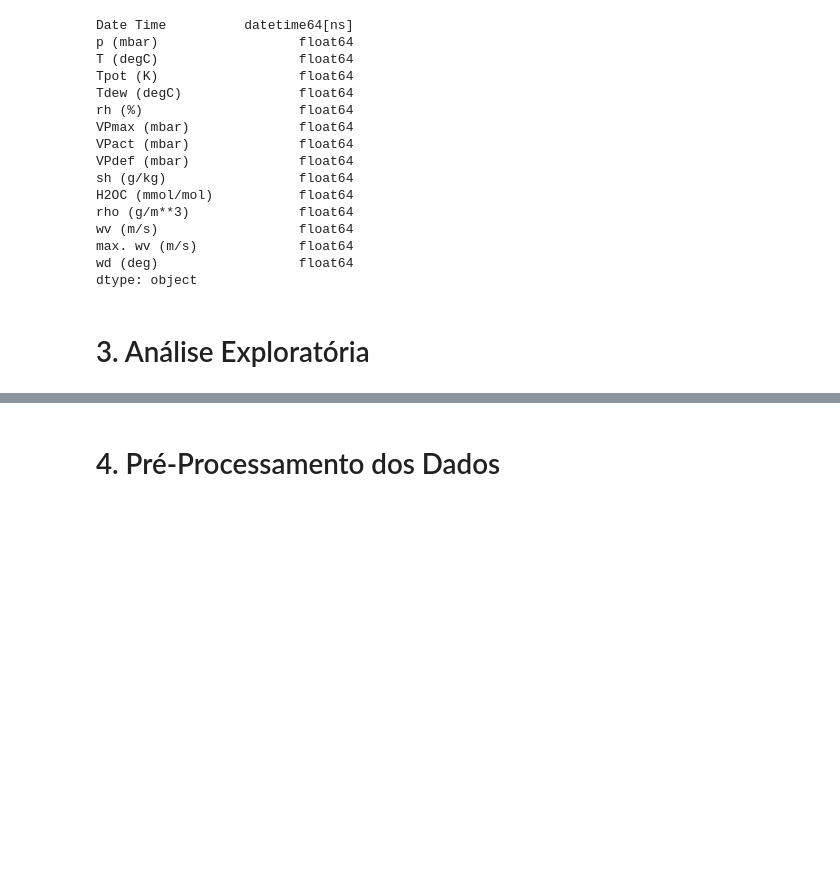
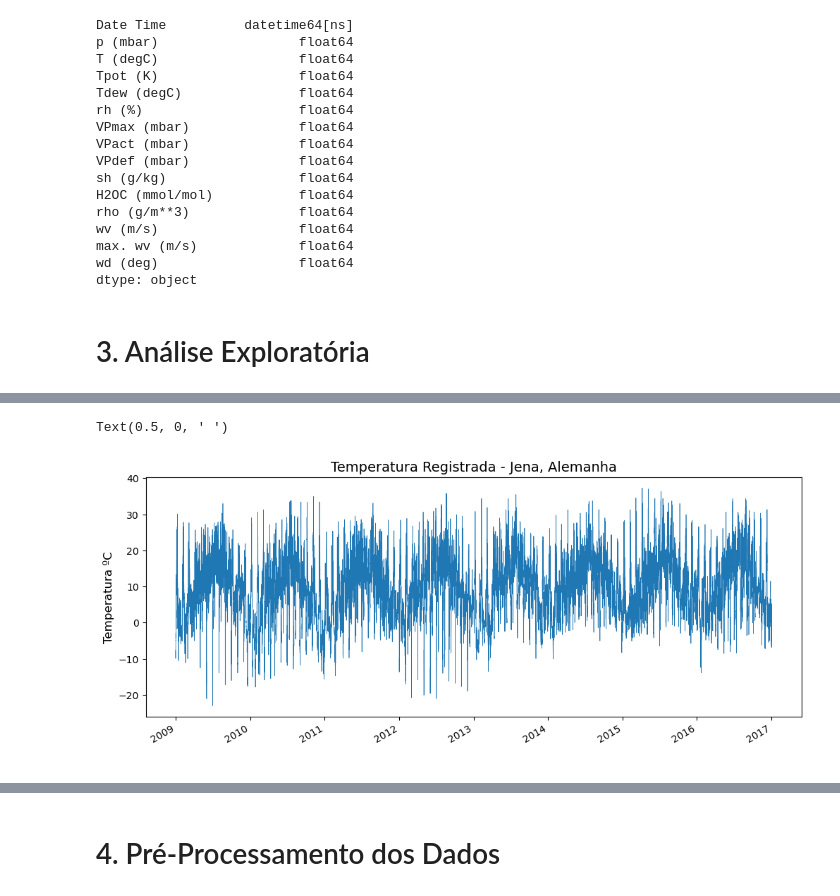
Before and after one commit to marcosmorais94/climate_forecast, a Jupyter notebook: climate_forecast_ml.ipynb, the cells around one changed output, grey strips where cells are left out. Cells and saved outputs as stored; diff of their text form; code cells hidden in the pictures; blank space fills up the shorter version.

```diff
--- a/climate_forecast_ml.ipynb
+++ b/climate_forecast_ml.ipynb
@@ -105,0 +94,4 @@ dtype: object
+# %%
+# Cópia do dataset original
+df = base
+df.head()
@@ -105,0 +105,14 @@ dtype: object
+# %%
+# Cria variáveis para agrupamento de datas
+
+# Variável Ano
+df['year'] = df['Date Time'].dt.year
+
+# Variável Mês
+df['month'] = df['Date Time'].dt.moth
+
+#Variável Ano-Mês
+df['month_year'] = df['Date Time'].dt.to_period('M')
+# %%
+# Data como index da base
+df = df.set_index('Date Time')
@@ -105,0 +133,18 @@ dtype: object
+# %%
+# Plot da série temporal
+
+# Ajuste no tamanho do gráfico
+fig, ax = plt.subplots(figsize=(12, 5))
+
+# Define a métrica observada
+df['T (degC)'].plot(linewidth=0.5)
+
+# Define título
+plt.title('Temperatura Registrada - Jena, Alemanha', fontsize = 14)
+
+# Define nomes dos eixos X e Y
+plt.ylabel('Temperatura ºC', fontsize = 12)
+plt.xlabel(' ', fontsize = 12)
+# %% [output]
+Text(0.5, 0, ' ')
+[figure, added]
```
Also changed, not shown: parts of 14 cells of this notebook.
